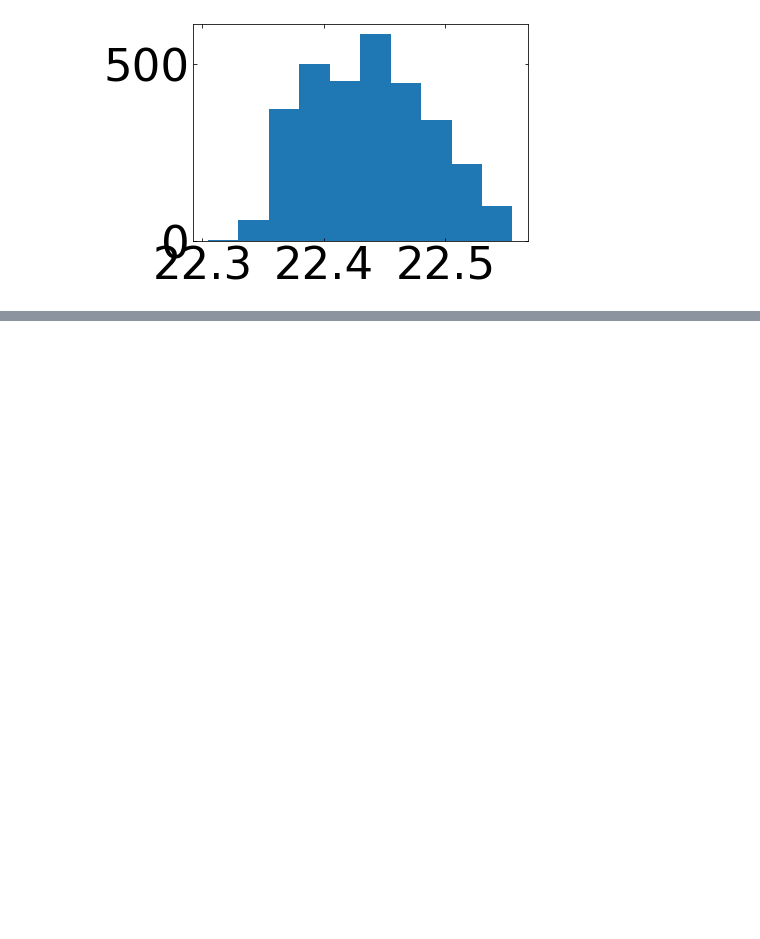
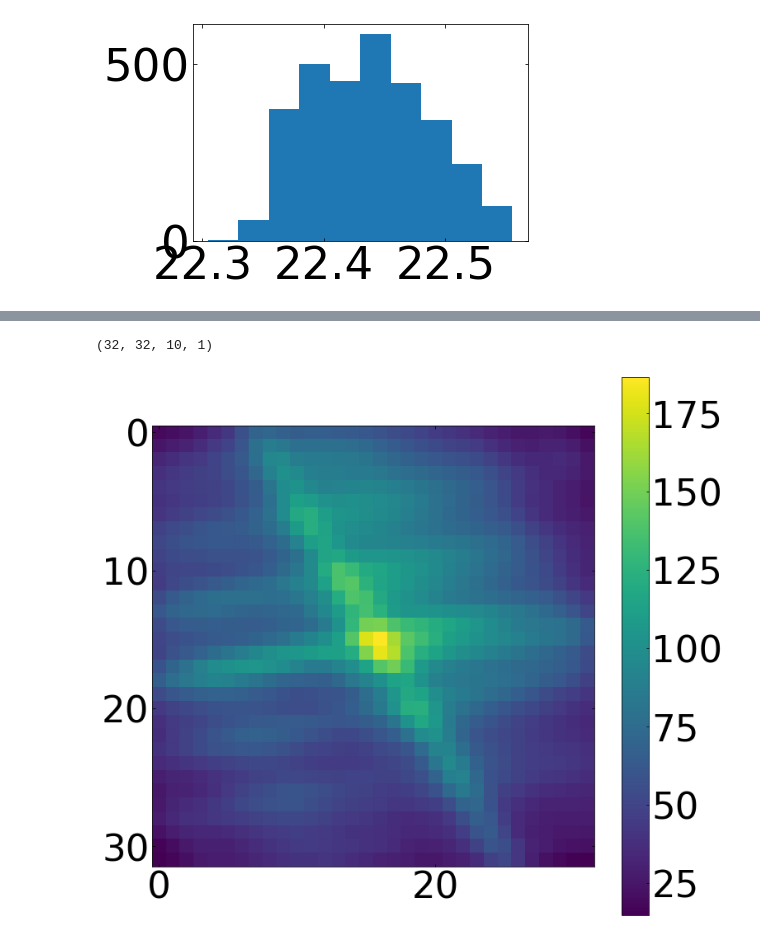
Before and after one commit to dsa110/dsa110-nsfrb, a Jupyter notebook: scripts/SearchAlgorithmTuning_V1.ipynb, the cells around one changed output, grey strips where cells are left out. Cells and saved outputs as stored; diff of their text form; code cells hidden in the pictures; blank space fills up the shorter version.

```diff
--- a/scripts/SearchAlgorithmTuning_V1.ipynb
+++ b/scripts/SearchAlgorithmTuning_V1.ipynb
@@ -802,0 +845,10 @@ plt.hist(imgsearched.flatten())
+# %%
+print(sl.matched_filter_space(img[:,:,(75//2) - 5: (75//2) + 5,0:1],PSFimg).shape)
+
+plt.figure(figsize=(12,12))
+plt.imshow(sl.matched_filter_space(img[:,:,(75//2): (75//2) + 1,0:1],PSFimg)[:,:,0,0])
+plt.colorbar()
+plt.show()
+# %% [output]
+(32, 32, 10, 1)
+[figure, added]
```
Also changed, not shown: parts of 9 cells of this notebook, 8 other files.
